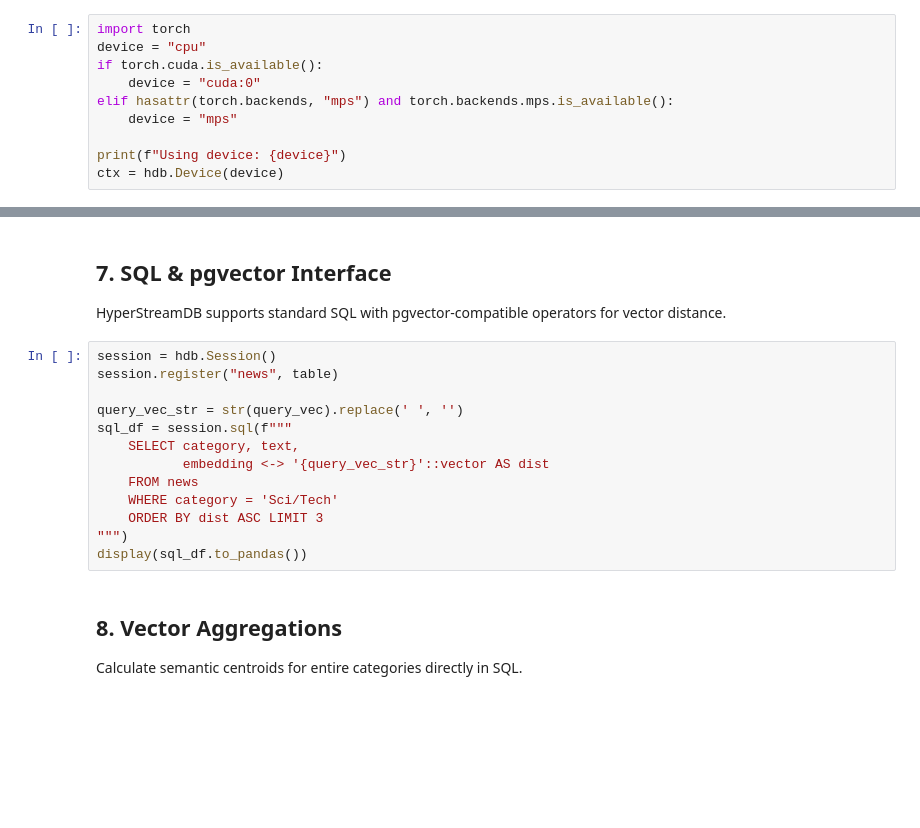
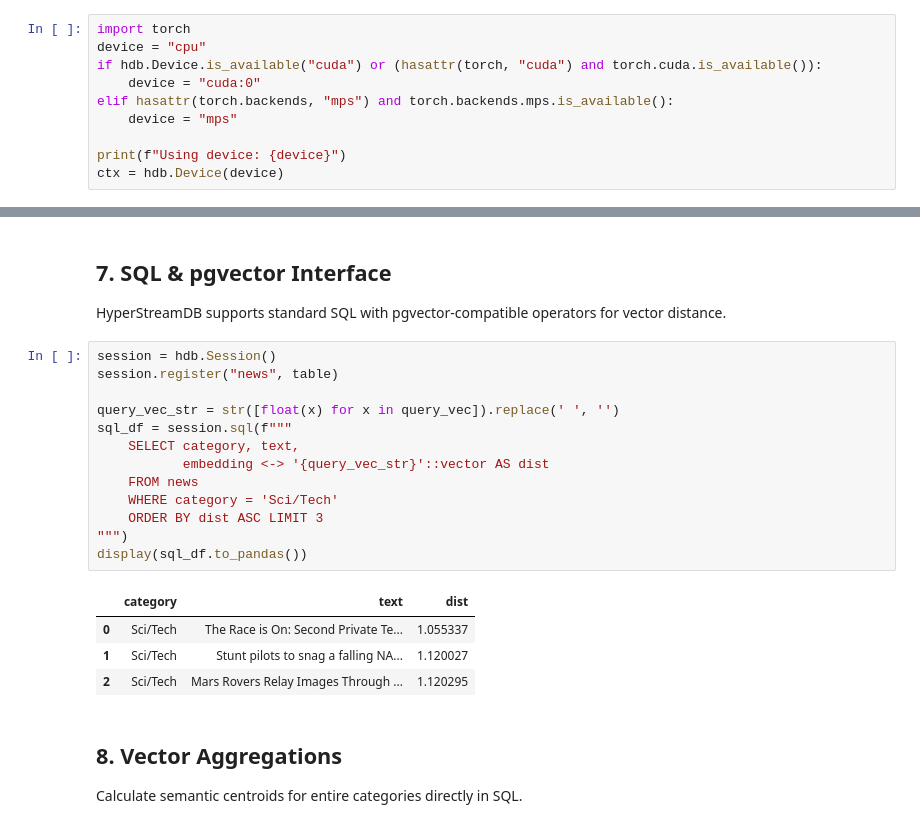
Before and after one commit to benolabsai/benostreamdb, a Jupyter notebook: demo/comprehensive_guide.ipynb, the cells around one changed output, grey strips where cells are left out. Cells and saved outputs as stored; diff of their text form; blank space fills up the shorter version.

```diff
--- a/demo/comprehensive_guide.ipynb
+++ b/demo/comprehensive_guide.ipynb
@@ -33,7 +33,7 @@ GPU support for Nvidia, Intel, Apple MPS, AMD(ROCm - untested)
 # %%
 import torch
 device = "cpu"
-if torch.cuda.is_available():
+if hdb.Device.is_available("cuda") or (hasattr(torch, "cuda") and torch.cuda.is_available()):
     device = "cuda:0"
 elif hasattr(torch.backends, "mps") and torch.backends.mps.is_available():
     device = "mps"
@@ -125,16 +142,21 @@ HyperStreamDB supports standard SQL with pgvector-compatible operators for vecto
 # %%
 session = hdb.Session()
 session.register("news", table)
 
-query_vec_str = str(query_vec).replace(' ', '')
+query_vec_str = str([float(x) for x in query_vec]).replace(' ', '')
 sql_df = session.sql(f"""
     SELECT category, text,
            embedding <-> '{query_vec_str}'::vector AS dist
     FROM news
     WHERE category = 'Sci/Tech'
     ORDER BY dist ASC LIMIT 3
 """)
 display(sql_df.to_pandas())
+# %% [output]
+|  | category | text | dist |
+| 0 | Sci/Tech | The Race is On: Second Private Te... | 1.055337 |
+| 1 | Sci/Tech | Stunt pilots to snag a falling NA... | 1.120027 |
+| 2 | Sci/Tech | Mars Rovers Relay Images Through ... | 1.120295 |
 # %% [markdown]
 ## 8. Vector Aggregations
 
```
Also changed, not shown: parts of 10 cells of this notebook, 7 other files.
